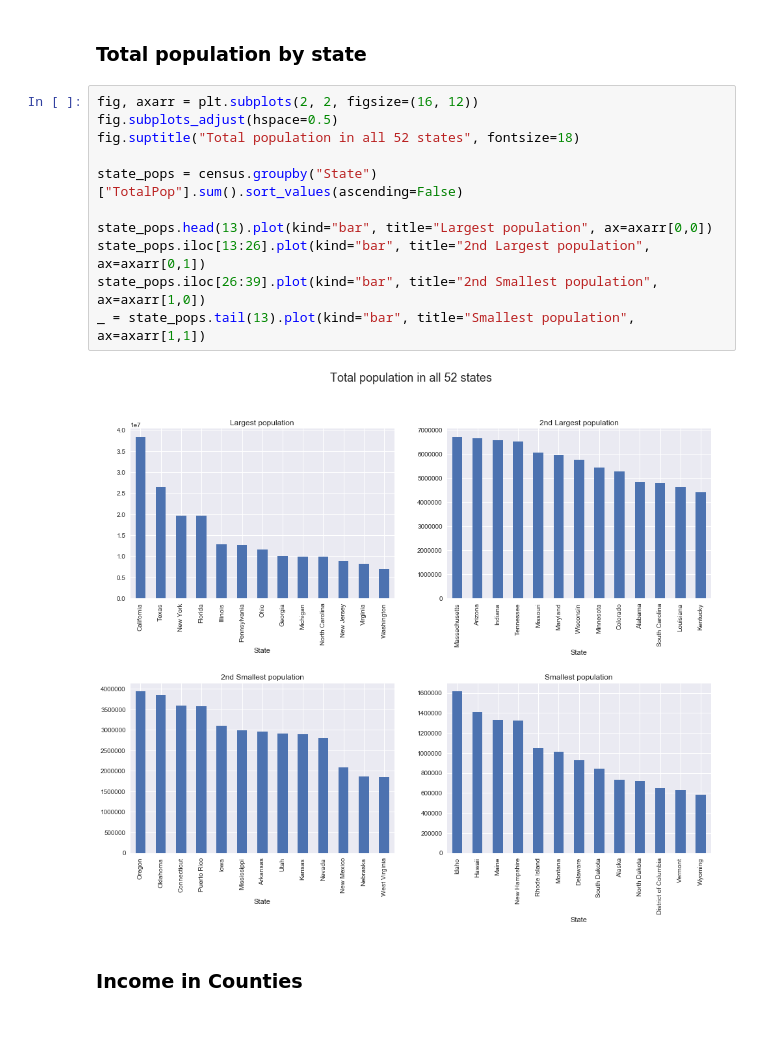
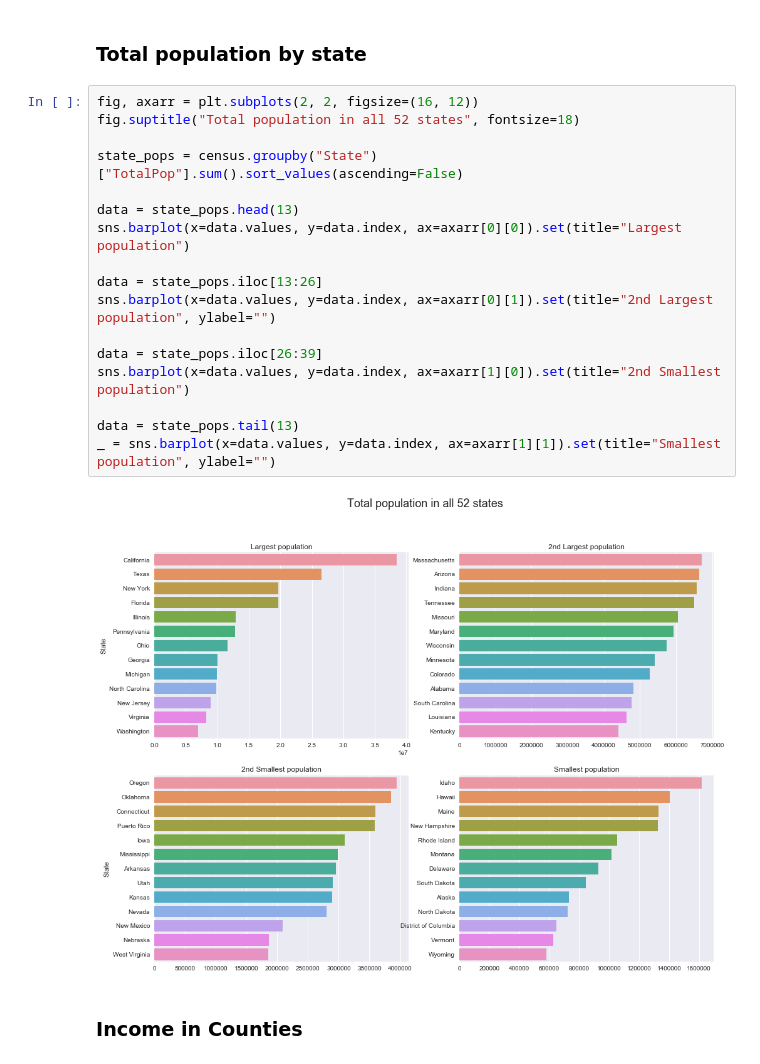
Before and after one commit to pstetz/Kaggle, a Jupyter notebook: in_progress/census/state_focus.ipynb, the cells around one changed output. Cells and saved outputs as stored; diff of their text form; blank space fills up the shorter version.

Commit message:
changed plots to seaborn

```diff
--- a/in_progress/census/state_focus.ipynb
+++ b/in_progress/census/state_focus.ipynb
@@ -63,17 +63,23 @@ len(census.groupby("State"))
 ### Total population by state
 # %%
 fig, axarr = plt.subplots(2, 2, figsize=(16, 12))
-fig.subplots_adjust(hspace=0.5)
 fig.suptitle("Total population in all 52 states", fontsize=18)
 
 state_pops = census.groupby("State")["TotalPop"].sum().sort_values(ascending=False)
 
-state_pops.head(13).plot(kind="bar", title="Largest population", ax=axarr[0,0])
-state_pops.iloc[13:26].plot(kind="bar", title="2nd Largest population", ax=axarr[0,1])
-state_pops.iloc[26:39].plot(kind="bar", title="2nd Smallest population", ax=axarr[1,0])
-_ = state_pops.tail(13).plot(kind="bar", title="Smallest population", ax=axarr[1,1])
+data = state_pops.head(13)
+sns.barplot(x=data.values, y=data.index, ax=axarr[0][0]).set(title="Largest population")
+
+data = state_pops.iloc[13:26]
+sns.barplot(x=data.values, y=data.index, ax=axarr[0][1]).set(title="2nd Largest population", ylabel="")
+
+data = state_pops.iloc[26:39]
+sns.barplot(x=data.values, y=data.index, ax=axarr[1][0]).set(title="2nd Smallest population")
+
+data = state_pops.tail(13)
+_ = sns.barplot(x=data.values, y=data.index, ax=axarr[1][1]).set(title="Smallest population", ylabel="")
 # %% [output]
-[figure, old version]
+[figure, new version]
 # %% [markdown]
 ### Income in Counties
 # %%
```
Also changed, not shown: parts of 6 cells of this notebook.
